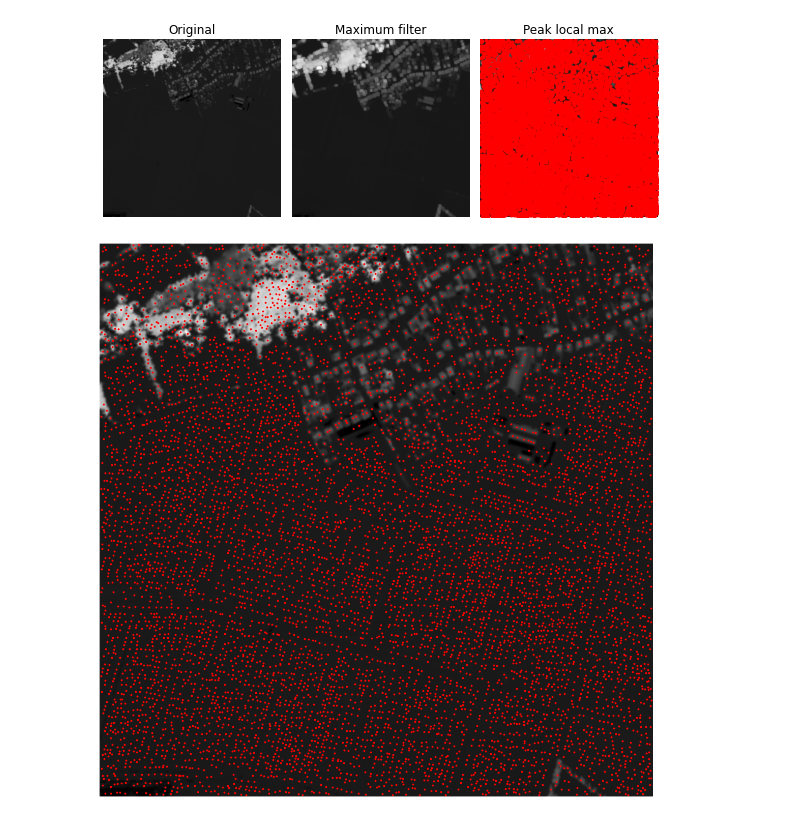
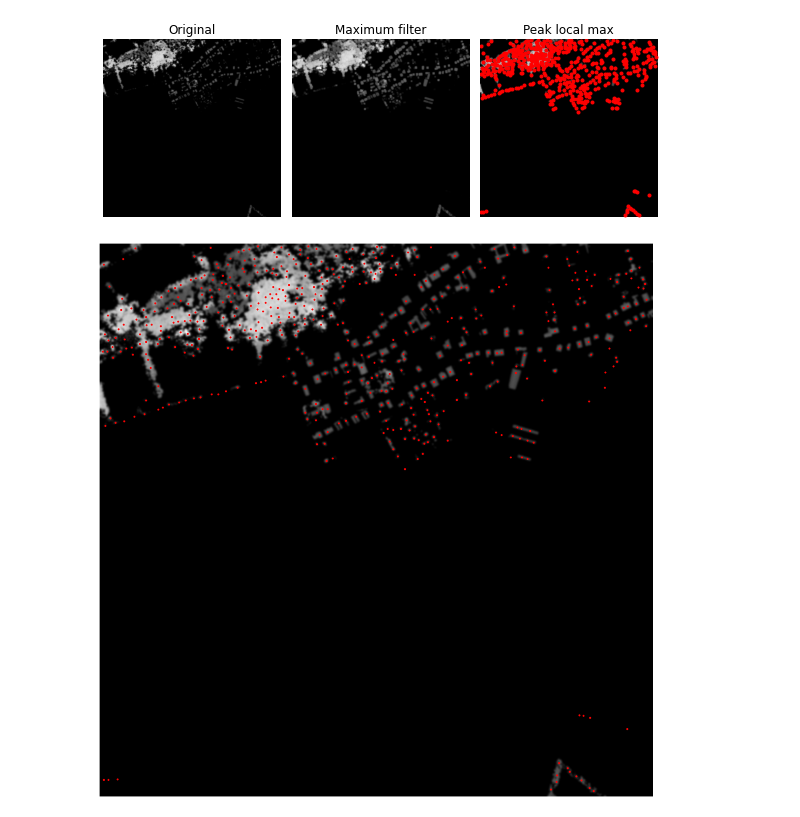
Before and after one commit to JanFfm/lidar-vegetation-data, a Jupyter notebook: tree_clustering.ipynb, the cells around one changed output. Saved outputs shown, nothing was run; the diff lists cells and outputs as text; code cells hidden in the pictures.

```diff
--- a/tree_clustering.ipynb
+++ b/tree_clustering.ipynb
@@ -31,7 +31,7 @@ plt.show()
 
 #setze alle pixelwerte < thresshold = 0, um den boden zu glätten
 #sonst werden bei jeder kleinen bodenwelle lokale maxima gefunden
-threshhold = 3
+threshhold = 8
 im = numpy.where(im > threshhold, im, 0)
 print("Geglättet:")
 
@@ -55,40 +55,41 @@ Weichzeichnen:
 # %%
 #wenn hier die maxima im einfarbigen bereich auftauchen, ist der threshold oben zu niedrig
 #hier kann über den min-distance-wert skaliert werden:
-min_distance = 4
+filter_size = 10
+min_distance = 10
 
-image_max = ndi.maximum_filter(im, size=20, mode='constant')
+image_max = ndi.maximum_filter(im, size=filter_size, mode='constant')
 
 # Comparison between image_max and im to find the coordinates of local maxima
 coordinates = peak_local_max(im, min_distance=min_distance)
 
 
 
 
 # display results:
 fig, axes = plt.subplots(1, 3, figsize=(8, 3), sharex=True, sharey=True)
 ax = axes.ravel()
 ax[0].imshow(im, cmap=plt.cm.gray)
 ax[0].axis('off')
 ax[0].set_title('Original')
 
 ax[1].imshow(image_max, cmap=plt.cm.gray)
 ax[1].axis('off')
 ax[1].set_title('Maximum filter')
 
 ax[2].imshow(im, cmap=plt.cm.gray)
 ax[2].plot(coordinates[:, 1], coordinates[:, 0], 'r.')
 ax[2].axis('off')
 ax[2].set_title('Peak local max')
 
 fig.tight_layout()
 
 plt.show()
 
 plt.imshow(im, cmap=plt.cm.gray)
 plt.plot(coordinates[:, 1], coordinates[:, 0], 'r.')
 plt.axis('off')
 plt.show()
 # %% [output]
-[figure, old version]
+[figure, new version]
-[figure, old version]
+[figure, new version]
```
Also changed, not shown: parts of 1 cell of this notebook.
